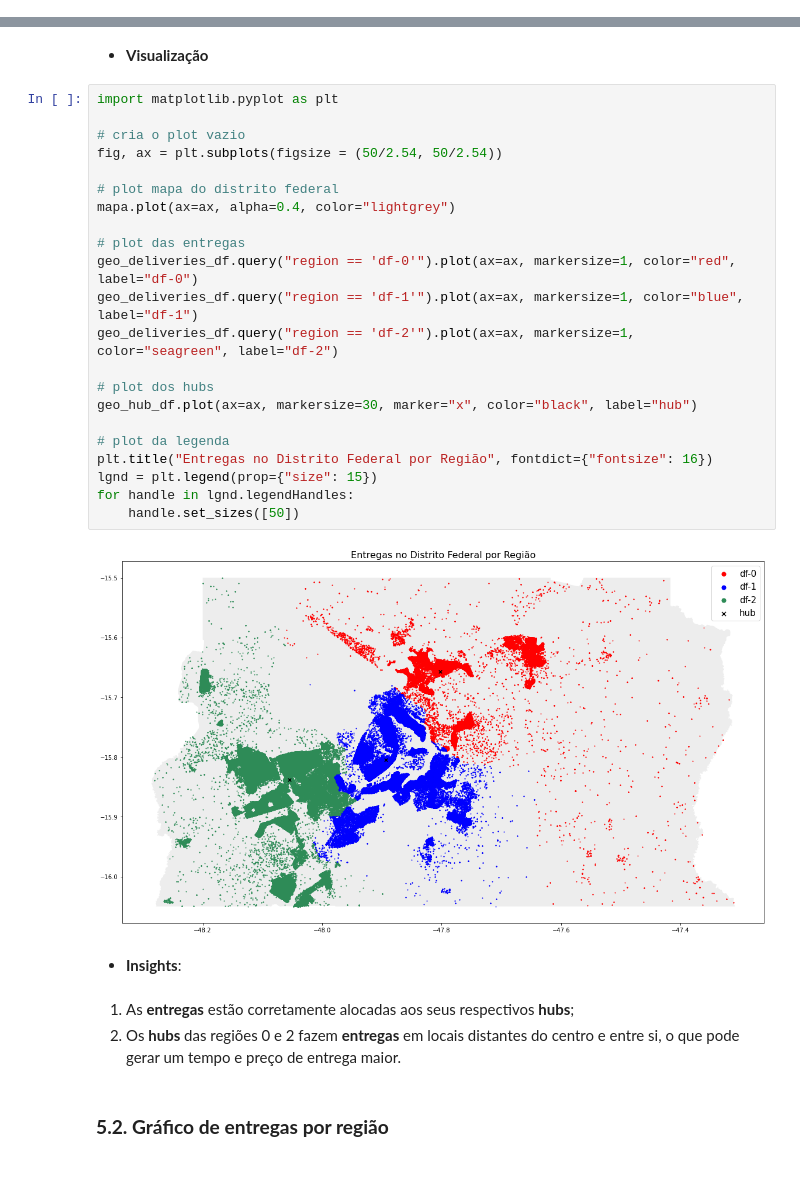
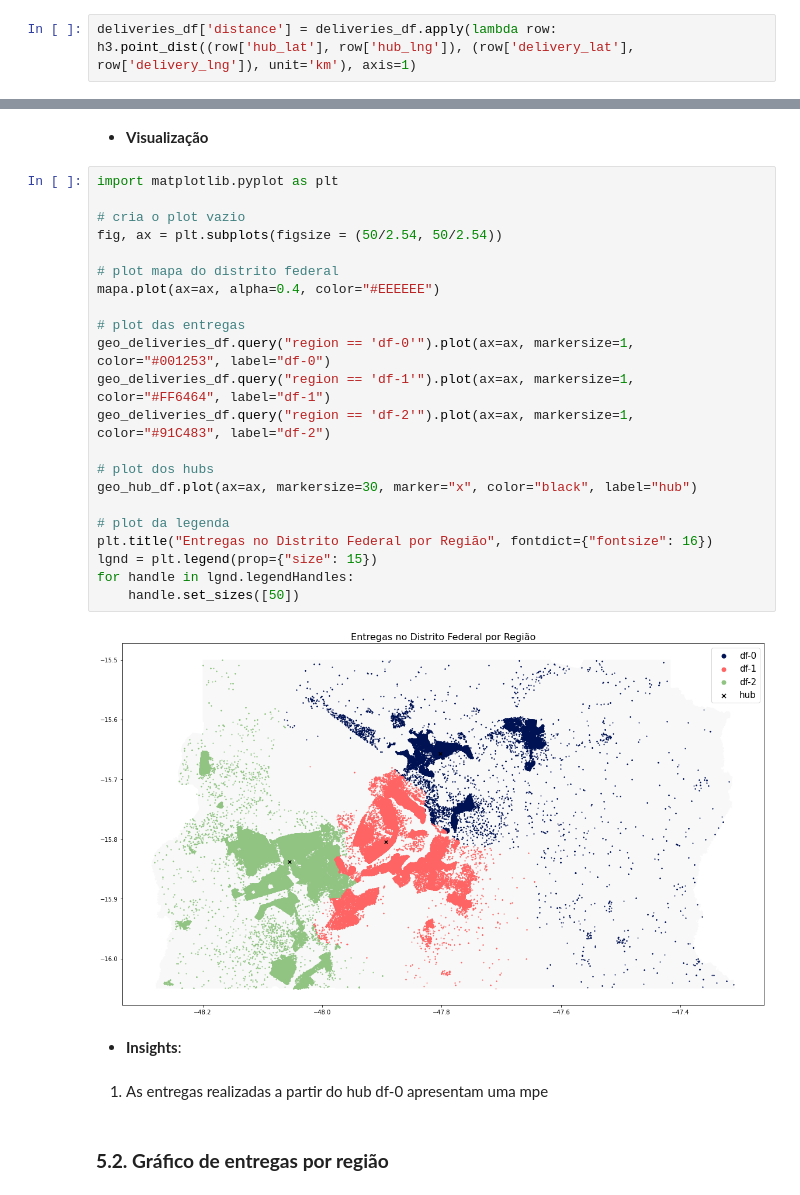
Before and after one commit to anamilanezi/ebac-dados, a Jupyter notebook: projetos/em17-analise-exploratoria-python-II.ipynb, the cells around one changed output, grey strips where cells are left out. Cells and saved outputs as stored; diff of their text form.

```diff
--- a/projetos/em17-analise-exploratoria-python-II.ipynb
+++ b/projetos/em17-analise-exploratoria-python-II.ipynb
@@ -549,0 +577,2 @@ deliveries_df.head()
+# %%
+deliveries_df['distance'] = deliveries_df.apply(lambda row: h3.point_dist((row['hub_lat'], row['hub_lng']), (row['delivery_lat'], row['delivery_lng']), unit='km'), axis=1)
@@ -711,32 +783,31 @@ geo_deliveries_df.head()
 # %%
 import matplotlib.pyplot as plt
 
 # cria o plot vazio
 fig, ax = plt.subplots(figsize = (50/2.54, 50/2.54))
 
 # plot mapa do distrito federal
-mapa.plot(ax=ax, alpha=0.4, color="lightgrey")
+mapa.plot(ax=ax, alpha=0.4, color="#EEEEEE")
 
 # plot das entregas
-geo_deliveries_df.query("region == 'df-0'").plot(ax=ax, markersize=1, color="red", label="df-0")
-geo_deliveries_df.query("region == 'df-1'").plot(ax=ax, markersize=1, color="blue", label="df-1")
-geo_deliveries_df.query("region == 'df-2'").plot(ax=ax, markersize=1, color="seagreen", label="df-2")
+geo_deliveries_df.query("region == 'df-0'").plot(ax=ax, markersize=1, color="#001253", label="df-0")
+geo_deliveries_df.query("region == 'df-1'").plot(ax=ax, markersize=1, color="#FF6464", label="df-1")
+geo_deliveries_df.query("region == 'df-2'").plot(ax=ax, markersize=1, color="#91C483", label="df-2")
 
 # plot dos hubs
 geo_hub_df.plot(ax=ax, markersize=30, marker="x", color="black", label="hub")
 
 # plot da legenda
 plt.title("Entregas no Distrito Federal por Região", fontdict={"fontsize": 16})
 lgnd = plt.legend(prop={"size": 15})
 for handle in lgnd.legendHandles:
     handle.set_sizes([50])
 # %% [output]
-[figure, old version]
+[figure, new version]
 # %% [markdown]
  - **Insights**:
-# %% [markdown]
-1. As **entregas** estão corretamente alocadas aos seus respectivos **hubs**;
-1. Os **hubs** das regiões 0 e 2 fazem **entregas** em locais distantes do centro e entre si, o que pode gerar um tempo e preço de entrega maior.
+# %% [markdown]
+1. As entregas realizadas a partir do hub df-0 apresentam uma mpe
 # %% [markdown]
 ### **5.2. Gráfico de entregas por região**
 # %% [markdown]
```
Also changed, not shown: parts of 24 cells of this notebook.
